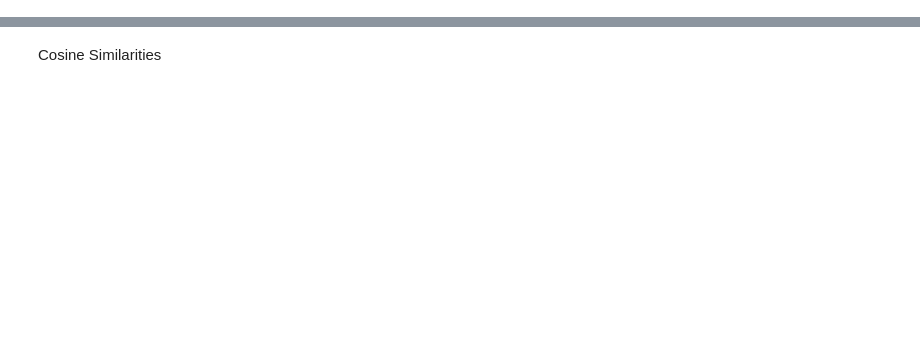
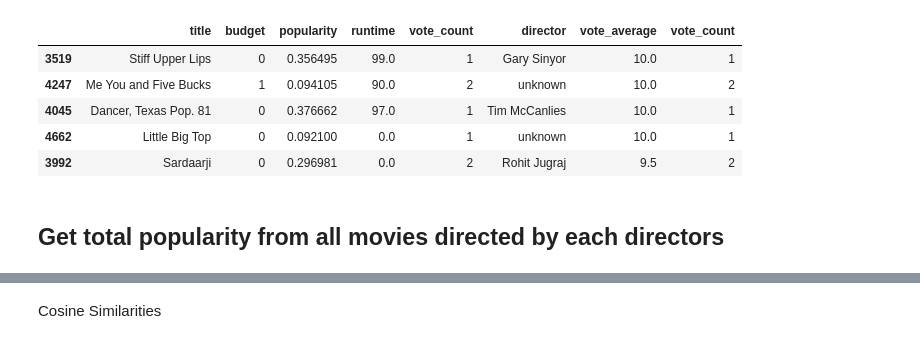
Before and after one commit to vilasrhegde/MovieRecommendation, a Jupyter notebook: MovRecommend.ipynb, the cells around one changed output, grey strips where cells are left out. Cells and saved outputs as stored; diff of their text form; code cells hidden in the pictures; blank space fills up the shorter version.

```diff
--- a/MovRecommend.ipynb
+++ b/MovRecommend.ipynb
@@ -19,0 +74,11 @@ mov_data.shape
+# %%
+avg_vote.fillna('unknown',inplace=True)
+avg_vote.isnull().sum()
+avg_vote.head()
+# %% [output]
+|  | title | budget | popularity | runtime | vote_count | director | vote_average | vote_count |
+| 3519 | Stiff Upper Lips | 0 | 0.356495 | 99.0 | 1 | Gary Sinyor | 10.0 | 1 |
+| 4247 | Me You and Five Bucks | 1 | 0.094105 | 90.0 | 2 | unknown | 10.0 | 2 |
+| 4045 | Dancer, Texas Pop. 81 | 0 | 0.376662 | 97.0 | 1 | Tim McCanlies | 10.0 | 1 |
+| 4662 | Little Big Top | 0 | 0.092100 | 0.0 | 1 | unknown | 10.0 | 1 |
+| 3992 | Sardaarji | 0 | 0.296981 | 0.0 | 2 | Rohit Jugraj | 9.5 | 2 |
@@ -19,0 +88,2 @@ mov_data.shape
+# %% [markdown]
+## Get total popularity from all movies directed by each directors
```
Also changed, not shown: parts of 53 cells of this notebook, 4 other files.
